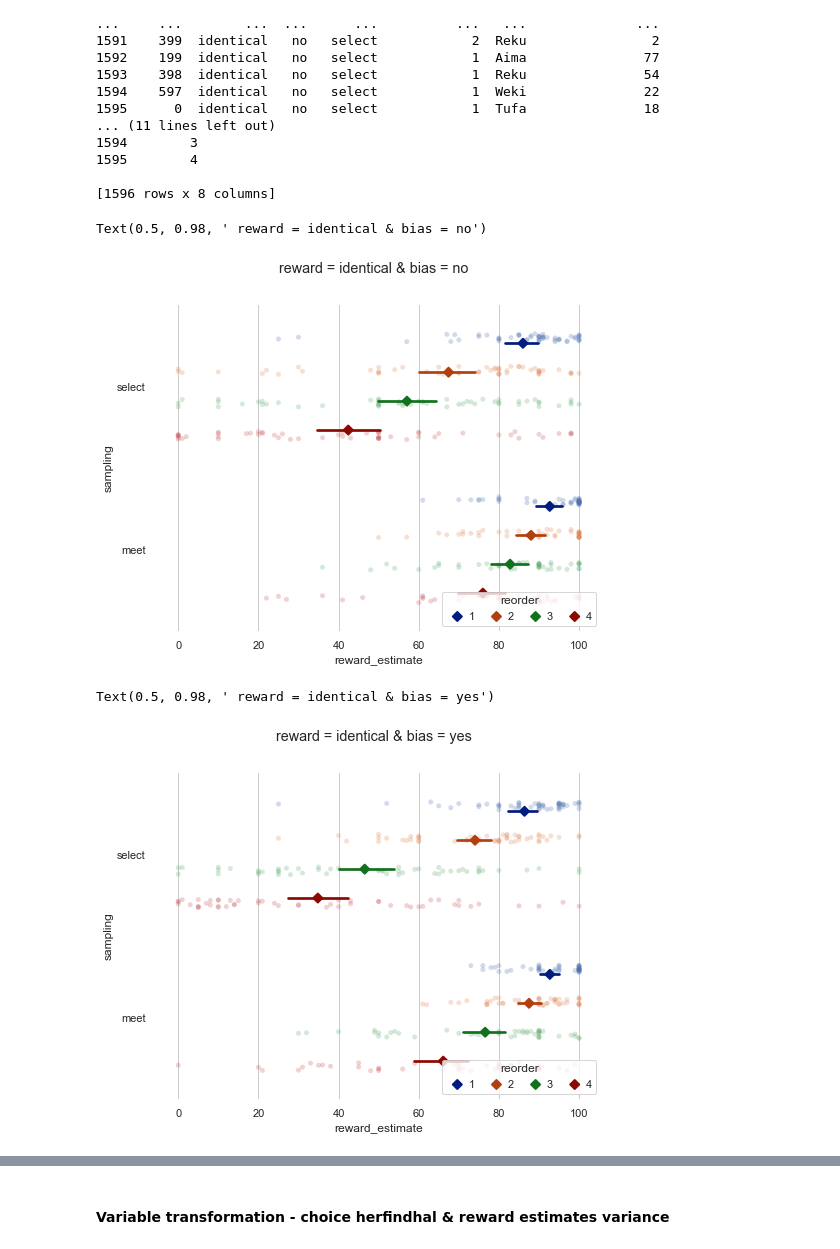
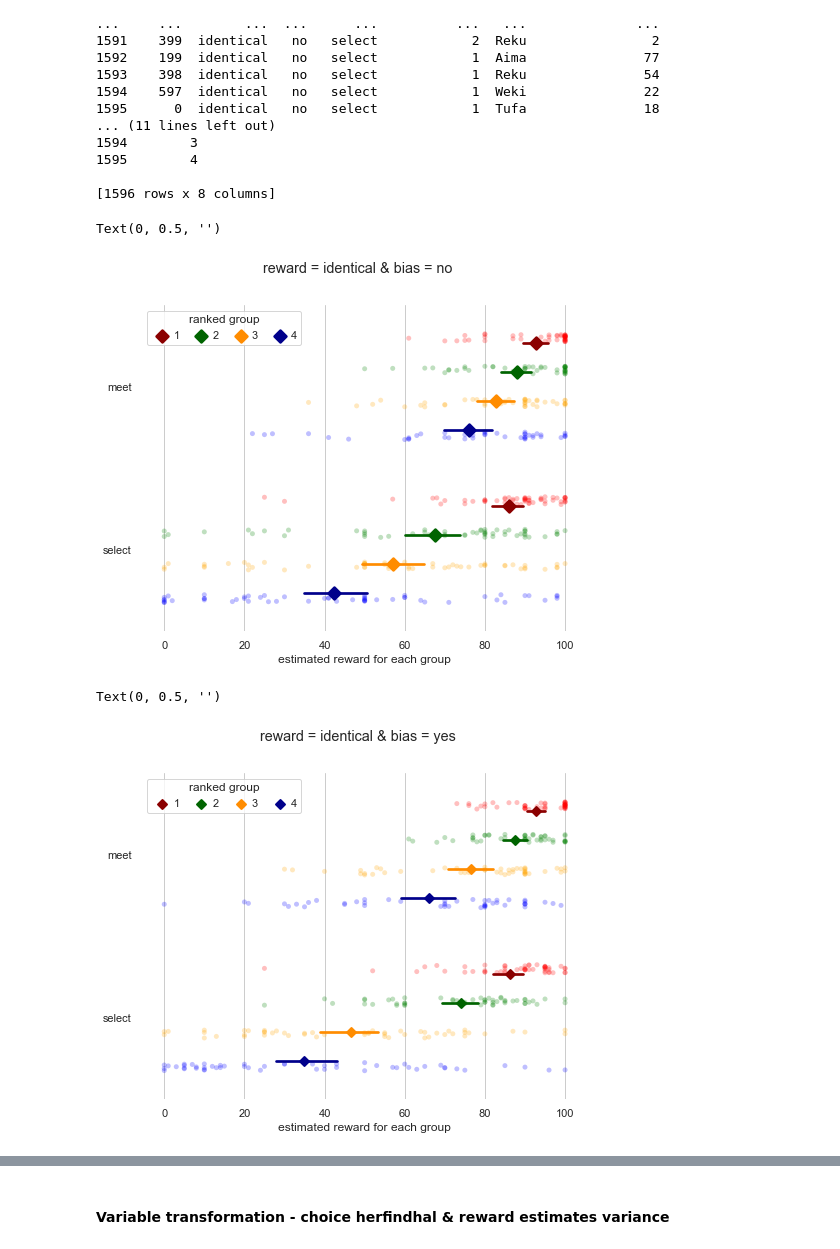
Before and after one commit to baixuechunzi/StereotypeBandit, a Jupyter notebook: experiment1.ipynb, the cells around one changed output, grey strips where cells are left out. Saved outputs shown, nothing was run; the diff lists cells and outputs as text; code cells hidden in the pictures.

```diff
--- a/experiment1.ipynb
+++ b/experiment1.ipynb
@@ -285,34 +285,39 @@ print(reorder_dollardf)
 # %%
 # reward estimate (rank reordered)
 
 this_df = reorder_dollardf.loc[(reorder_dollardf['reward'] == 'identical') & (reorder_dollardf['bias'] == 'no')]
 
 # Initialize the figure
 f, ax = plt.subplots()
 f.set_size_inches(8,6)
 sns.set(style="whitegrid", font_scale=1)
 sns.despine(bottom=True, left=True)
 
+
 # Show each observation with a scatterplot
 sns.stripplot(x="reward_estimate", y="sampling", hue="reorder",
-              data=this_df, dodge=True, alpha=.25, zorder=1)
+              data=this_df, dodge=True, alpha=.25, zorder=1,
+             order=['meet','select'], palette=['red','green','orange','blue'])
 
 # Show the conditional means
 sns.pointplot(x="reward_estimate", y="sampling", hue="reorder",
-              data=this_df, dodge=.532, join=False, palette="dark",
-              markers="D", scale=.95, ci=95)
+              data=this_df, dodge=.532, join=False,
+              markers="D", scale=1.25, ci=95,
+             order=['meet','select'], palette=['darkred','darkgreen','darkorange','darkblue'])
 
 # Improve the legend
 handles, labels = ax.get_legend_handles_labels()
-ax.legend(handles[4:], labels[4:], title="reorder",
+ax.legend(handles[4:], labels[4:], title="ranked group",
           handletextpad=0, columnspacing=1,
-          loc="lower right", ncol=4, frameon=True)
+          loc="upper left", ncol=4, frameon=True)
 
 # Add title
-f.suptitle(' reward = identical & bias = no')
+f.suptitle('reward = identical & bias = no')
+ax.set_xlabel('estimated reward for each group')
+ax.set_ylabel('')
 # %% [output]
-Text(0.5, 0.98, ' reward = identical & bias = no')
+Text(0, 0.5, '')
-[figure, old version]
+[figure, new version]
 # %%
 # reward estimate (rank reordered)
 
@@ -326,24 +331,28 @@ sns.despine(bottom=True, left=True)
 
 # Show each observation with a scatterplot
 sns.stripplot(x="reward_estimate", y="sampling", hue="reorder",
-              data=this_df, dodge=True, alpha=.25, zorder=1)
+              data=this_df, dodge=True, alpha=.25, zorder=1,
+             order=['meet','select'], palette=['red','green','orange','blue'])
 
 # Show the conditional means
 sns.pointplot(x="reward_estimate", y="sampling", hue="reorder",
-              data=this_df, dodge=.532, join=False, palette="dark",
-              markers="D", scale=.95, ci=95)
+              data=this_df, dodge=.532, join=False,
+              markers="D", scale=.95, ci=95,
+             order=['meet','select'], palette=['darkred','darkgreen','darkorange','darkblue'])
 
 # Improve the legend
 handles, labels = ax.get_legend_handles_labels()
-ax.legend(handles[4:], labels[4:], title="reorder",
+ax.legend(handles[4:], labels[4:], title="ranked group",
           handletextpad=0, columnspacing=1,
-          loc="lower right", ncol=4, frameon=True)
+          loc="upper left", ncol=4, frameon=True)
 
 # Add title
-f.suptitle(' reward = identical & bias = yes')
+f.suptitle('reward = identical & bias = yes')
+ax.set_xlabel('estimated reward for each group')
+ax.set_ylabel('')
 # %% [output]
-Text(0.5, 0.98, ' reward = identical & bias = yes')
+Text(0, 0.5, '')
-[figure, old version]
+[figure, new version]
 # %%
 # reward estimate (rank reordered)
 
```
Also changed, not shown: parts of 8 cells of this notebook, 2 other files.
